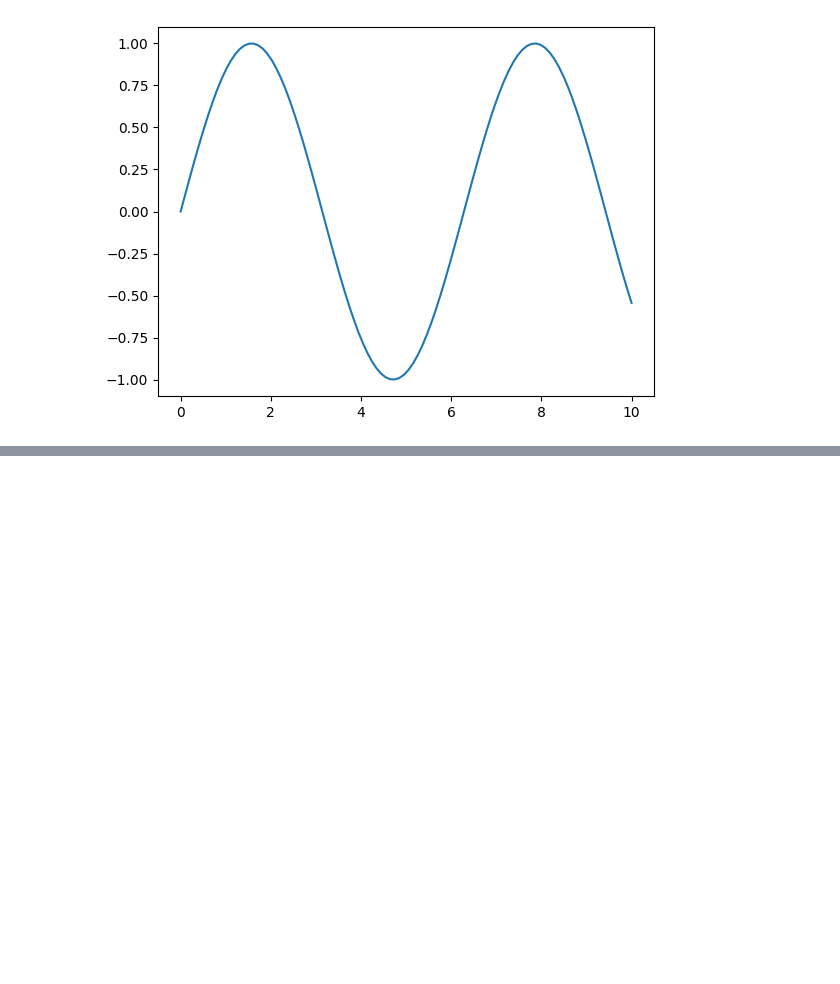
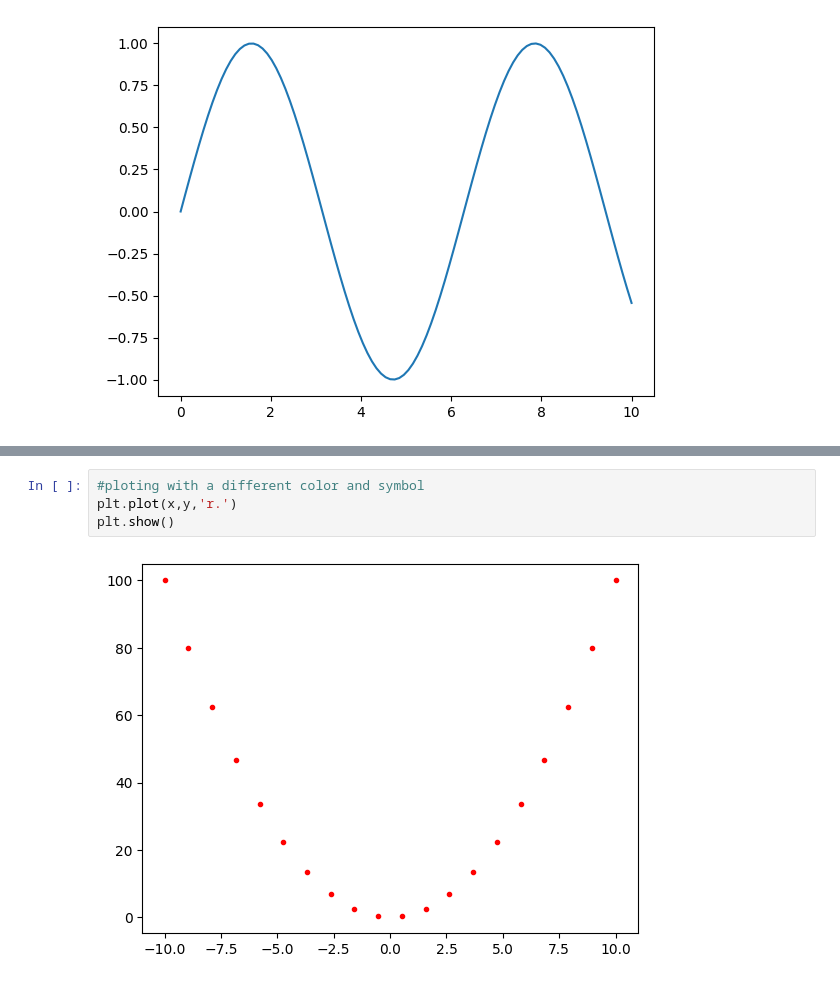
Before and after one commit to Anakinskywalker-14bby/Machine_learning_libraries, a Jupyter notebook: Matplotlib_Tutorial.ipynb, the cells around one changed output, grey strips where cells are left out. Drawn from its saved outputs; the diff is of its cells as text; blank space fills up the shorter version.

```diff
--- a/Matplotlib_Tutorial.ipynb
+++ b/Matplotlib_Tutorial.ipynb
@@ -43,0 +67,6 @@ plt.show()
+# %%
+#ploting with a different color and symbol
+plt.plot(x,y,'r.')
+plt.show()
+# %% [output]
+[figure, added]
```
Also changed, not shown: parts of 9 cells of this notebook.
